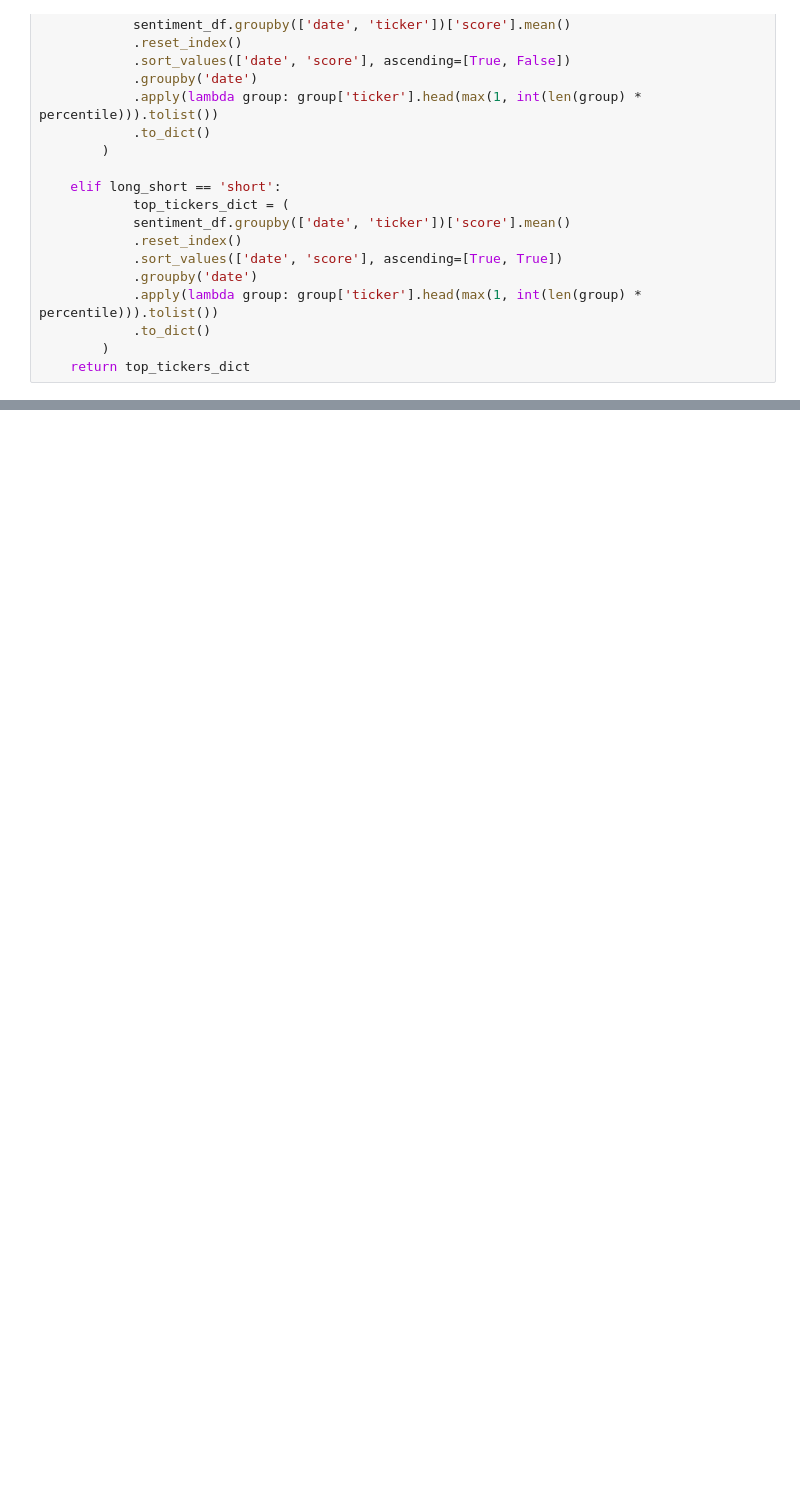
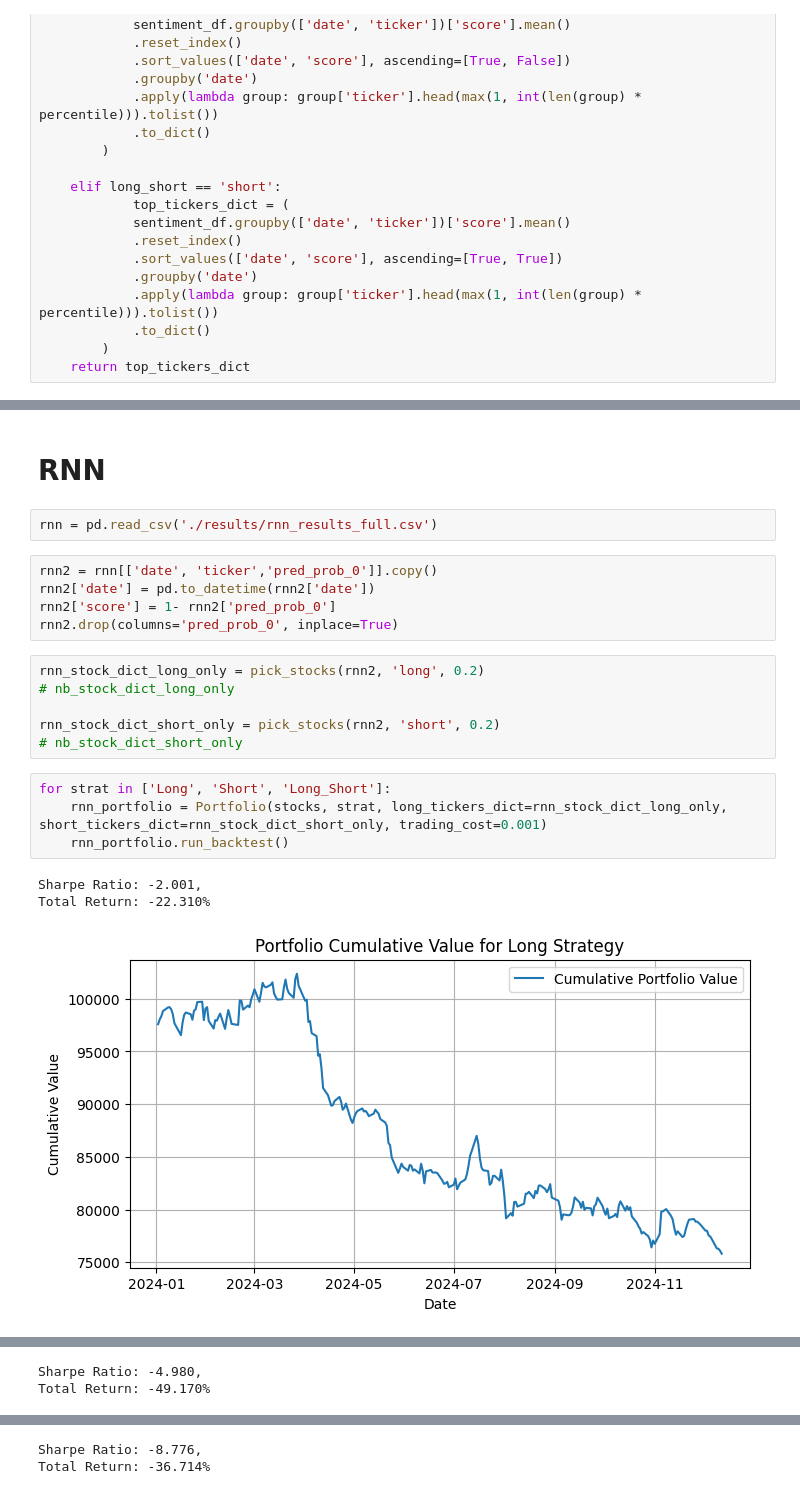
Before and after one commit to saltedpotato/QF634_Research_Methods, a Jupyter notebook: trading_backtesting.ipynb, the cells around one changed output, grey strips where cells are left out. Drawn from its saved outputs; the diff is of its cells as text; blank space fills up the shorter version.

```diff
--- a/trading_backtesting.ipynb
+++ b/trading_backtesting.ipynb
@@ -221,0 +317,23 @@ x.run_backtest()
+# %% [markdown]
+# RNN
+# %%
+rnn = pd.read_csv('./results/rnn_results_full.csv')
+# %%
+rnn2 = rnn[['date', 'ticker','pred_prob_0']].copy()
+rnn2['date'] = pd.to_datetime(rnn2['date'])
+rnn2['score'] = 1- rnn2['pred_prob_0']
+rnn2.drop(columns='pred_prob_0', inplace=True)
+# %%
+rnn_stock_dict_long_only = pick_stocks(rnn2, 'long', 0.2)
+# nb_stock_dict_long_only
+
+rnn_stock_dict_short_only = pick_stocks(rnn2, 'short', 0.2)
+# nb_stock_dict_short_only
+# %%
+for strat in ['Long', 'Short', 'Long_Short']:
+    rnn_portfolio = Portfolio(stocks, strat, long_tickers_dict=rnn_stock_dict_long_only, short_tickers_dict=rnn_stock_dict_short_only, trading_cost=0.001)
+    rnn_portfolio.run_backtest()
+# %% [output]
+Sharpe Ratio: -2.001,
+Total Return: -22.310%
+[figure, added]
@@ -221,0 +341,2 @@ x.run_backtest()
+Sharpe Ratio: -4.980,
+Total Return: -49.170%
@@ -221,0 +345,2 @@ x.run_backtest()
+Sharpe Ratio: -8.776,
+Total Return: -36.714%
```
Also changed, not shown: parts of 37 cells of this notebook.
